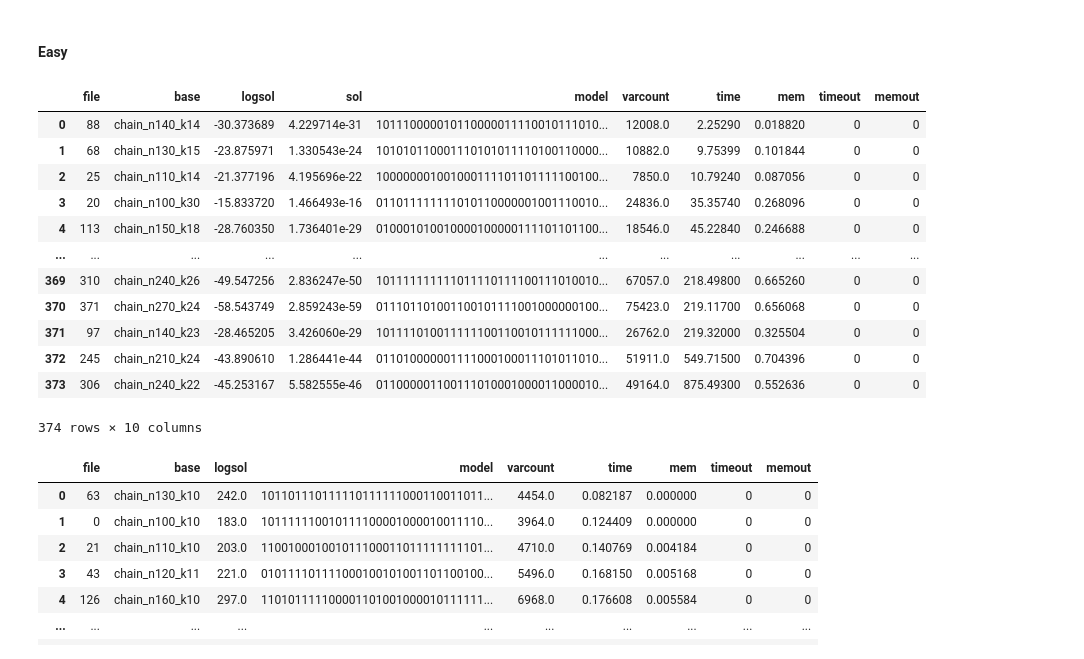
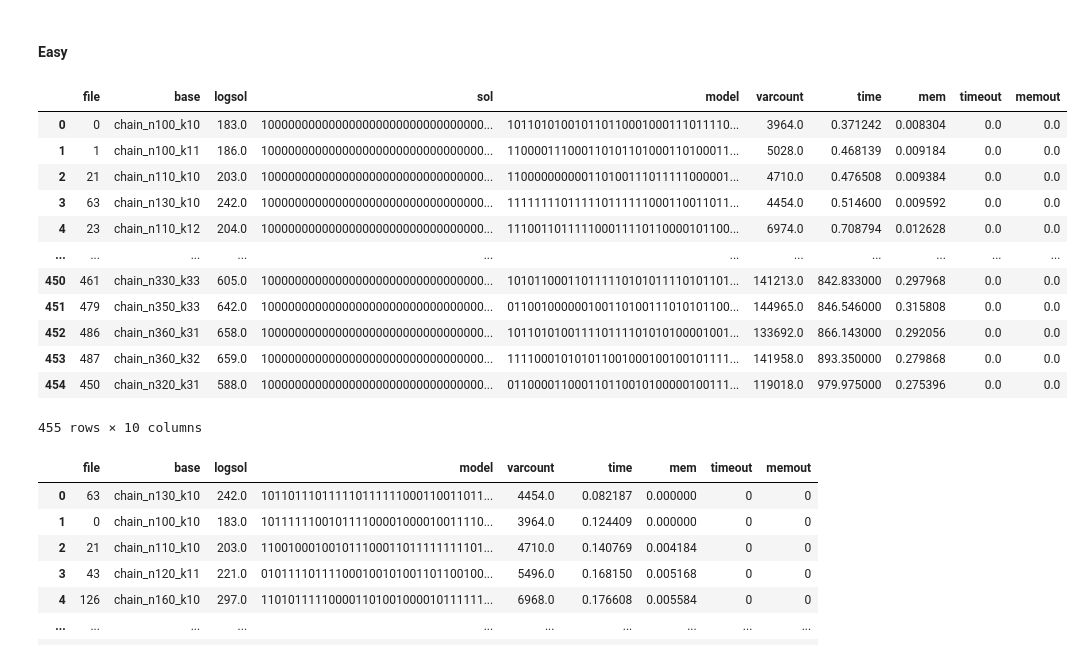
Before and after one commit to vuphan314/DPO, a Jupyter notebook: eval/dpo.ipynb, the cells around one changed output. Cells and saved outputs as stored; diff of their text form; code cells hidden in the pictures.

```diff
--- a/eval/dpo.ipynb
+++ b/eval/dpo.ipynb
@@ -208,7 +209,7 @@ HS = 'HS' # MaxHS
 # %%
 CHAIN0_HS_INST = MaxhsExp(
     suffix=HS,
-    benchmarksPath='benchmarks/fweight/wcnf/chain/easy',
+    benchmarksPath='benchmarks/iweight/wcnf/chain/easy',
     dataPath='data/chain/easy/maxhs',
     memCap=RUNNER_MEM,
     slurmMemCap=SLURM_MEM,
@@ -382,5 +378,7 @@ CHAIN1_DSX_INST.checkData()
 # %% [markdown]
 ## Analysis
+# %%
+pd.set_option('display.max_rows', 30)
 # %% [markdown]
 ### Chain benchmarks
 # %% [markdown]
@@ -388,23 +386,24 @@ CHAIN1_DSX_INST.checkData()
 # %%
 q = 'select file, base, logsol, sol, model, varcount, time, mem, timeout, memout from data '
 q += 'where model is not null '
+q += 'and timeout = 0 '
 q += 'order by time'
 
 CHAIN0_HS_INST.query(q)
 # %% [output]
 |  | file | base | logsol | sol | model | varcount | time | mem | timeout | memout |
-| 0 | 88 | chain_n140_k14 | -30.373689 | 4.229714e-31 | 101110000010110000011110010111010... | 12008.0 | 2.25290 | 0.018820 | 0 | 0 |
-| 1 | 68 | chain_n130_k15 | -23.875971 | 1.330543e-24 | 101010110001110101011110100110000... | 10882.0 | 9.75399 | 0.101844 | 0 | 0 |
-| 2 | 25 | chain_n110_k14 | -21.377196 | 4.195696e-22 | 100000001001000111101101111100100... | 7850.0 | 10.79240 | 0.087056 | 0 | 0 |
-| 3 | 20 | chain_n100_k30 | -15.833720 | 1.466493e-16 | 011011111111010110000001001110010... | 24836.0 | 35.35740 | 0.268096 | 0 | 0 |
-| 4 | 113 | chain_n150_k18 | -28.760350 | 1.736401e-29 | 010001010010000100000111101101100... | 18546.0 | 45.22840 | 0.246688 | 0 | 0 |
+| 0 | 0 | chain_n100_k10 | 183.0 | 100000000000000000000000000000000... | 101101010010110110001000111011110... | 3964.0 | 0.371242 | 0.008304 | 0.0 | 0.0 |
+| 1 | 1 | chain_n100_k11 | 186.0 | 100000000000000000000000000000000... | 110000111000110101101000110100011... | 5028.0 | 0.468139 | 0.009184 | 0.0 | 0.0 |
+| 2 | 21 | chain_n110_k10 | 203.0 | 100000000000000000000000000000000... | 110000000000110100111011111000001... | 4710.0 | 0.476508 | 0.009384 | 0.0 | 0.0 |
+| 3 | 63 | chain_n130_k10 | 242.0 | 100000000000000000000000000000000... | 111111110111110111111000110011011... | 4454.0 | 0.514600 | 0.009592 | 0.0 | 0.0 |
+| 4 | 23 | chain_n110_k12 | 204.0 | 100000000000000000000000000000000... | 111001101111100011110110000101100... | 6974.0 | 0.708794 | 0.012628 | 0.0 | 0.0 |
 | ... | ... | ... | ... | ... | ... | ... | ... | ... | ... | ... |
-| 369 | 310 | chain_n240_k26 | -49.547256 | 2.836247e-50 | 101111111111011110111100111010010... | 67057.0 | 218.49800 | 0.665260 | 0 | 0 |
-| 370 | 371 | chain_n270_k24 | -58.543749 | 2.859243e-59 | 011101101001100101111001000000100... | 75423.0 | 219.11700 | 0.656068 | 0 | 0 |
-| 371 | 97 | chain_n140_k23 | -28.465205 | 3.426060e-29 | 101111010011111100110010111111000... | 26762.0 | 219.32000 | 0.325504 | 0 | 0 |
-| 372 | 245 | chain_n210_k24 | -43.890610 | 1.286441e-44 | 011010000001111000100011101011010... | 51911.0 | 549.71500 | 0.704396 | 0 | 0 |
-| 373 | 306 | chain_n240_k22 | -45.253167 | 5.582555e-46 | 011000001100111010001000011000010... | 49164.0 | 875.49300 | 0.552636 | 0 | 0 |
+| 450 | 461 | chain_n330_k33 | 605.0 | 100000000000000000000000000000000... | 101011000110111110101011110101101... | 141213.0 | 842.833000 | 0.297968 | 0.0 | 0.0 |
+| 451 | 479 | chain_n350_k33 | 642.0 | 100000000000000000000000000000000... | 011001000000100110100111010101100... | 144965.0 | 846.546000 | 0.315808 | 0.0 | 0.0 |
+| 452 | 486 | chain_n360_k31 | 658.0 | 100000000000000000000000000000000... | 101101010011110111101010100001001... | 133692.0 | 866.143000 | 0.292056 | 0.0 | 0.0 |
+| 453 | 487 | chain_n360_k32 | 659.0 | 100000000000000000000000000000000... | 111100010101011001000100100101111... | 141958.0 | 893.350000 | 0.279868 | 0.0 | 0.0 |
+| 454 | 450 | chain_n320_k31 | 588.0 | 100000000000000000000000000000000... | 011000011000110110010100000100111... | 119018.0 | 979.975000 | 0.275396 | 0.0 | 0.0 |
-374 rows × 10 columns
+455 rows × 10 columns
 # %%
 q = 'select file, base, logsol, model, varcount, time, mem, timeout, memout from data '
 q += 'where model is not null '
```
Also changed, not shown: parts of 27 cells of this notebook, 10 other files.
